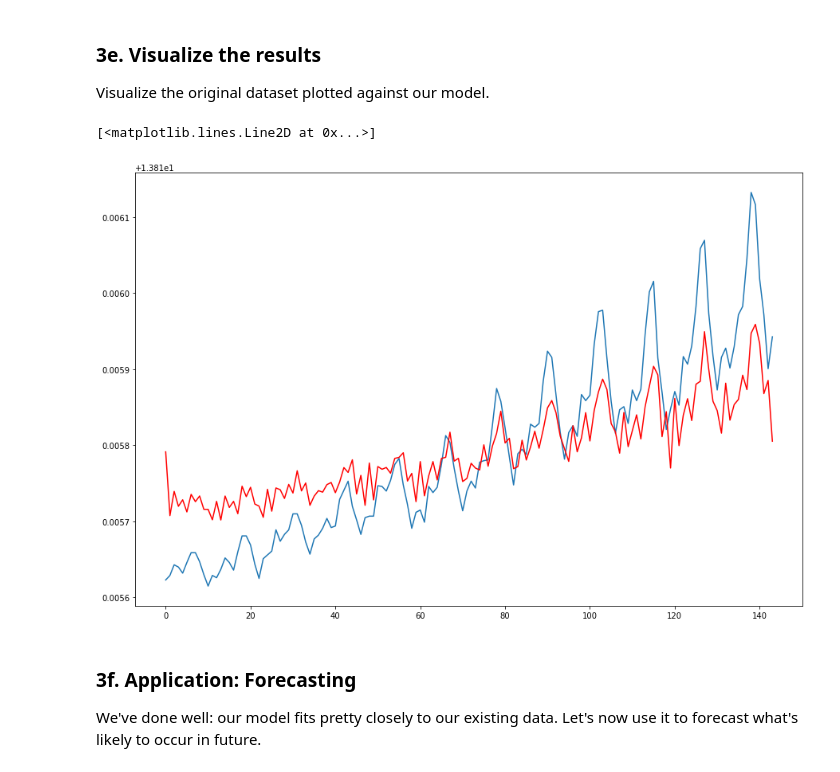
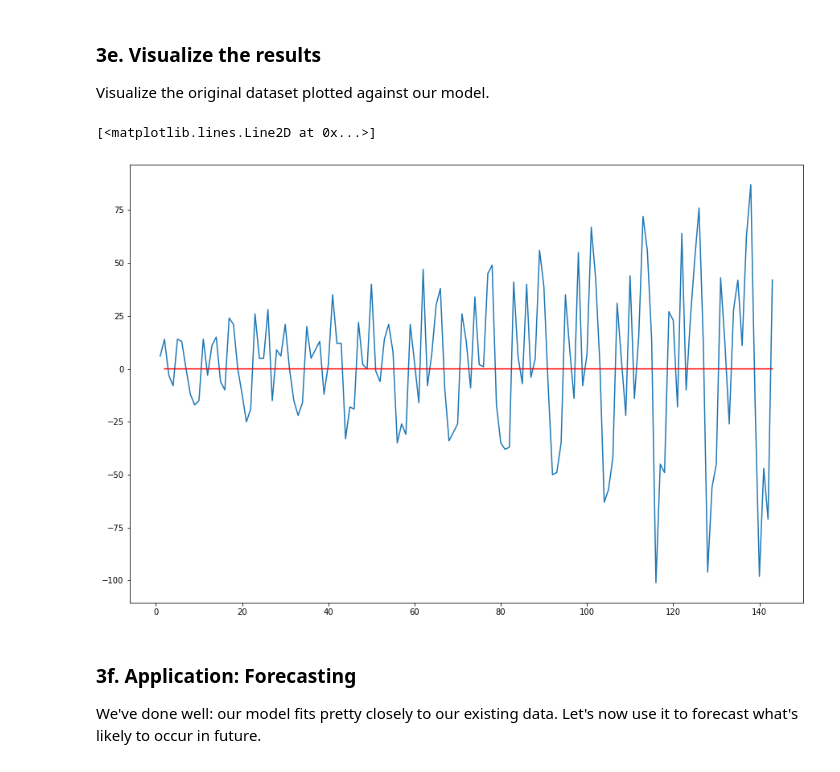
Before and after one commit to ReetuData/20.1-Time-Series-Analysis-in-Python, a Jupyter notebook: Cowboy Cigarettes Case Study - Tier 3.ipynb, the cells around one changed output. Drawn from its saved outputs; the diff is of its cells as text; code cells hidden in the pictures.

```diff
--- a/Cowboy Cigarettes Case Study - Tier 3.ipynb
+++ b/Cowboy Cigarettes Case Study - Tier 3.ipynb
@@ -350,7 +350,7 @@ We can do this by *differencing* our data. We difference a time series dataset w
 
 Python is powerful, and we can use the `diff()` function to do this. You'll notice there's one less value than our existing dataset (since we're taking the difference between the existing values).
 # %%
-y_diff = y_log.diff().dropna()
+y_diff =y.diff().dropna()
 y_diff.plot()
 # %% [output]
 <AxesSubplot:>
@@ -491,11 +498,11 @@ Visualize the original dataset plotted against our model.
 # %%
 # Call figure() and plot() on the plt
 plt.figure(figsize=(15,10))
-plt.plot(y_log)
+plt.plot(y_diff)
 plt.plot(model_fit.predict(), color = 'red')
 # %% [output]
 [<matplotlib.lines.Line2D at 0x...>]
-[figure, old version]
+[figure, new version]
 # %% [markdown]
 ### 3f. Application: Forecasting
 
```
Also changed, not shown: parts of 11 cells of this notebook.
